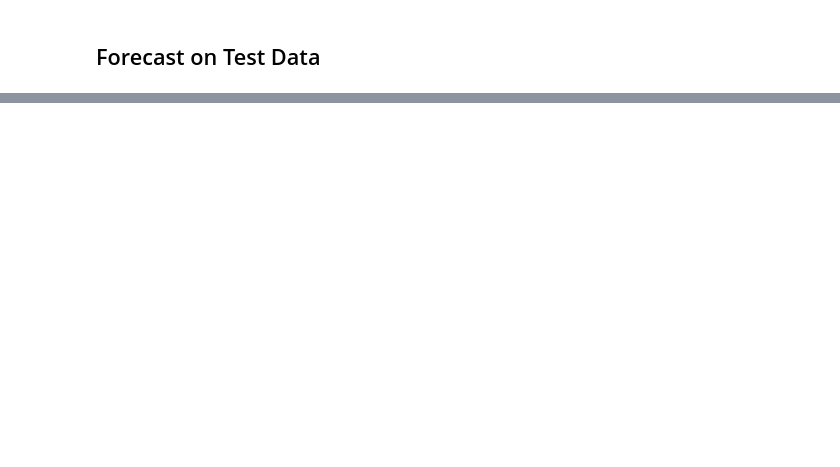
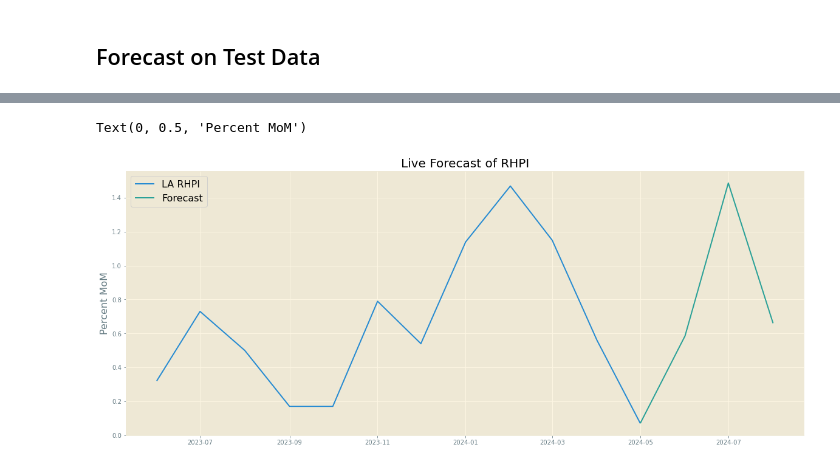
Before and after one commit to cmunugala/redfin_index_forecasting, a Jupyter notebook: var.ipynb, the cells around one changed output, grey strips where cells are left out. Cells and saved outputs as stored; diff of their text form; code cells hidden in the pictures; blank space fills up the shorter version.

```diff
--- a/var.ipynb
+++ b/var.ipynb
@@ -405,0 +413,17 @@ Text(0, 0.5, 'Percent MoM')
+# %%
+zoomed_series = original_la_rhpi[-12:]
+# %%
+#zoomed in look at series
+
+plt.figure(figsize=(20,8))
+
+plt.plot(zoomed_series)
+plt.plot(denormalized_forecast)
+
+plt.legend(('LA RHPI', 'Forecast'), fontsize=16)
+
+plt.title('Live Forecast of RHPI', fontsize=20)
+plt.ylabel('Percent MoM', fontsize=16)
+# %% [output]
+Text(0, 0.5, 'Percent MoM')
+[figure, added]
```
Also changed, not shown: parts of 18 cells of this notebook, 7 other files.
